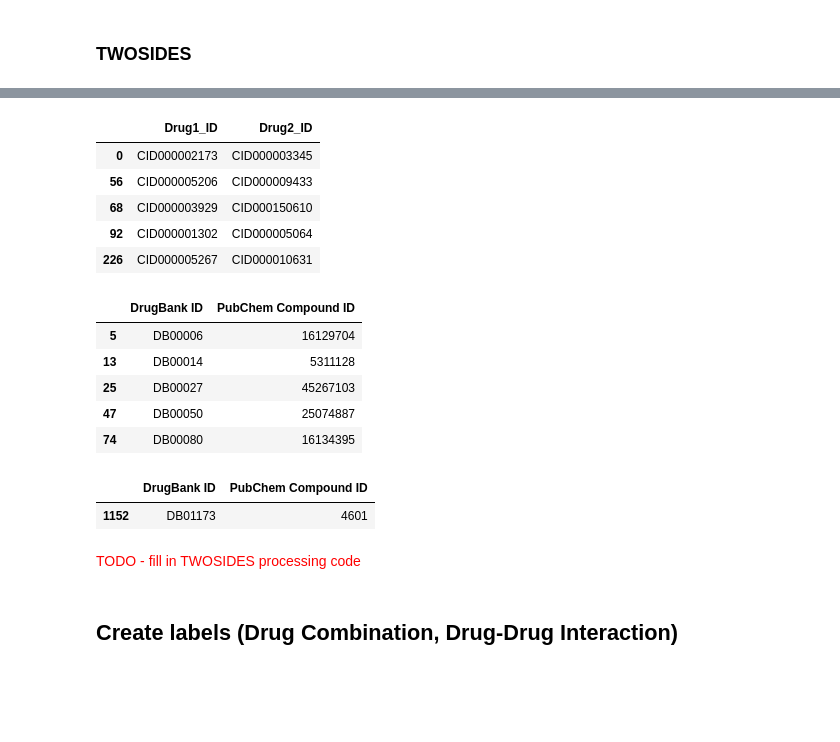
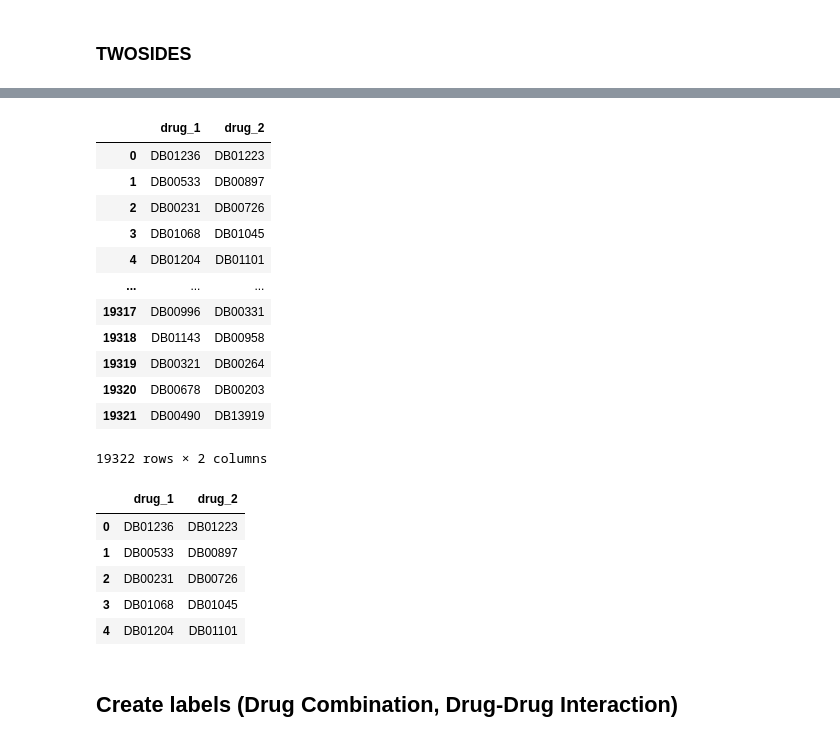
Before and after one commit to gujh14/DC_with_DDI_SupCon, a Jupyter notebook: preprocess.ipynb, the cells around one changed output, grey strips where cells are left out. Drawn from its saved outputs; the diff is of its cells as text; code cells hidden in the pictures; blank space fills up the shorter version.

```diff
--- a/preprocess.ipynb
+++ b/preprocess.ipynb
@@ -216,0 +207,5 @@ len(twosides)
+# %%
+db_table = pd.read_csv('database/drugbank_all_drug_links.csv')[['DrugBank ID', 'PubChem Compound ID']]
+db_table.dropna(inplace=True)
+db_table['PubChem Compound ID'] = db_table['PubChem Compound ID'].apply(lambda x: str(int(x)))
+db_table.head()
@@ -217,9 +219,32 @@ len(twosides)
+# %%
+cid2dbid = dict(zip(db_table['PubChem Compound ID'], db_table['DrugBank ID']))
+# %%
+def convert_cid2dbid(cid):
+    cid = str(int(cid[3:]))
+    if cid in cid2dbid.keys():
+        return cid2dbid[cid]
+    else:
+        return np.nan
+# %%
+twosides['drug_1'] = twosides['Drug1_ID'].apply(convert_cid2dbid)
+twosides['drug_2'] = twosides['Drug2_ID'].apply(convert_cid2dbid)
+twosides = twosides[['drug_1', 'drug_2']]
+twosides.dropna(inplace=True)
+twosides.drop_duplicates(inplace=True)
+twosides.reset_index(drop=True, inplace=True)
 # %%
-twosides.head()
+twosides
 # %% [output]
-|  | Drug1_ID | Drug2_ID |
-| 0 | CID000002173 | CID000003345 |
-| 56 | CID000005206 | CID000009433 |
-| 68 | CID000003929 | CID000150610 |
-| 92 | CID000001302 | CID000005064 |
-| 226 | CID000005267 | CID000010631 |
+|  | drug_1 | drug_2 |
+| 0 | DB01236 | DB01223 |
+| 1 | DB00533 | DB00897 |
+| 2 | DB00231 | DB00726 |
+| 3 | DB01068 | DB01045 |
+| 4 | DB01204 | DB01101 |
+| ... | ... | ... |
+| 19317 | DB00996 | DB00331 |
+| 19318 | DB01143 | DB00958 |
+| 19319 | DB00321 | DB00264 |
+| 19320 | DB00678 | DB00203 |
+| 19321 | DB00490 | DB13919 |
+19322 rows × 2 columns
@@ -234,19 +251,14 @@ db_table['PubChem Compound ID'] = db_table['PubChem Compound ID'].apply(lambda x
-# %%
-db_table.head()
-# %% [output]
-|  | DrugBank ID | PubChem Compound ID |
-| 5 | DB00006 | 16129704 |
-| 13 | DB00014 | 5311128 |
-| 25 | DB00027 | 45267103 |
-| 47 | DB00050 | 25074887 |
-| 74 | DB00080 | 16134395 |
-# %%
-db_table[db_table['PubChem Compound ID'] == '4601']
-# %% [output]
-|  | DrugBank ID | PubChem Compound ID |
-| 1152 | DB01173 | 4601 |
-# %% [markdown]
-<span style="color:red">TODO - fill in TWOSIDES processing code</span>
+# %%
+twosides.to_csv('database/processed/TWOSIDES_dual.tsv', sep='\t', index=None)
+twosides_dual = pd.read_csv('database/processed/TWOSIDES_dual.tsv', sep='\t')
+twosides_dual.head()
+# %% [output]
+|  | drug_1 | drug_2 |
+| 0 | DB01236 | DB01223 |
+| 1 | DB00533 | DB00897 |
+| 2 | DB00231 | DB00726 |
+| 3 | DB01068 | DB01045 |
+| 4 | DB01204 | DB01101 |
 # %% [markdown]
 ## Create labels (Drug Combination, Drug-Drug Interaction)
 # %%
```
Also changed, not shown: parts of 16 cells of this notebook, 27 other files.
